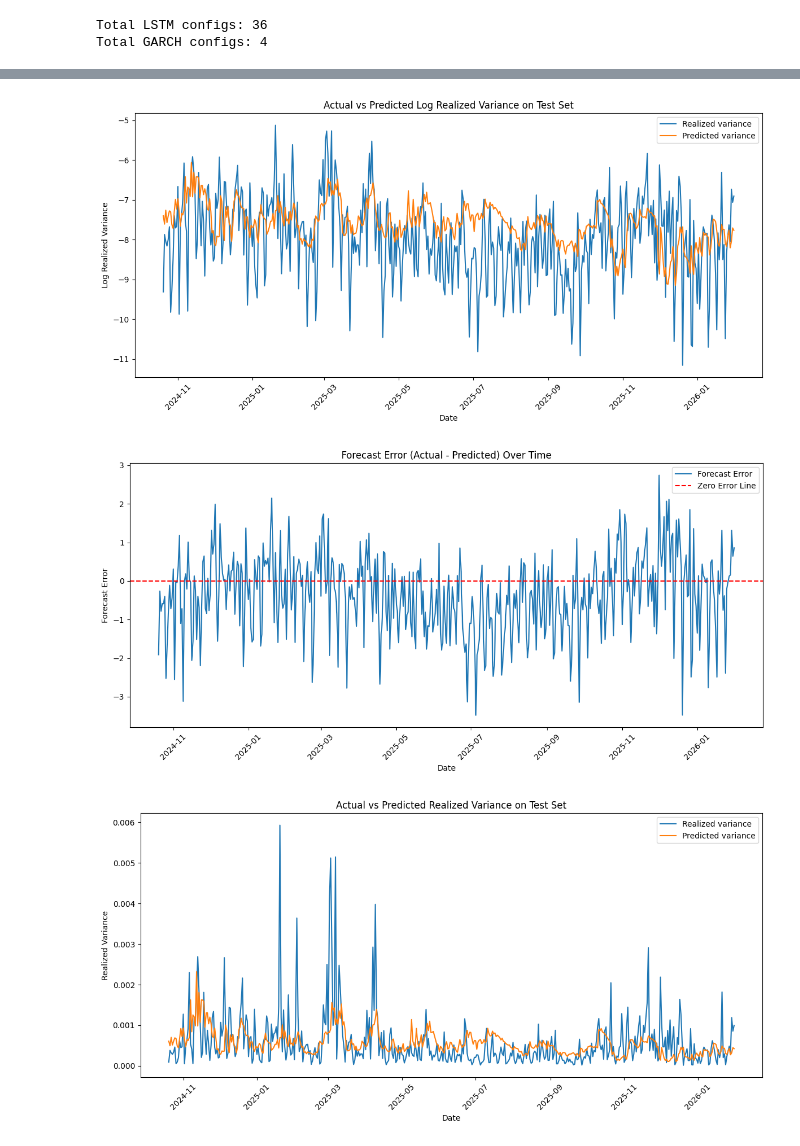
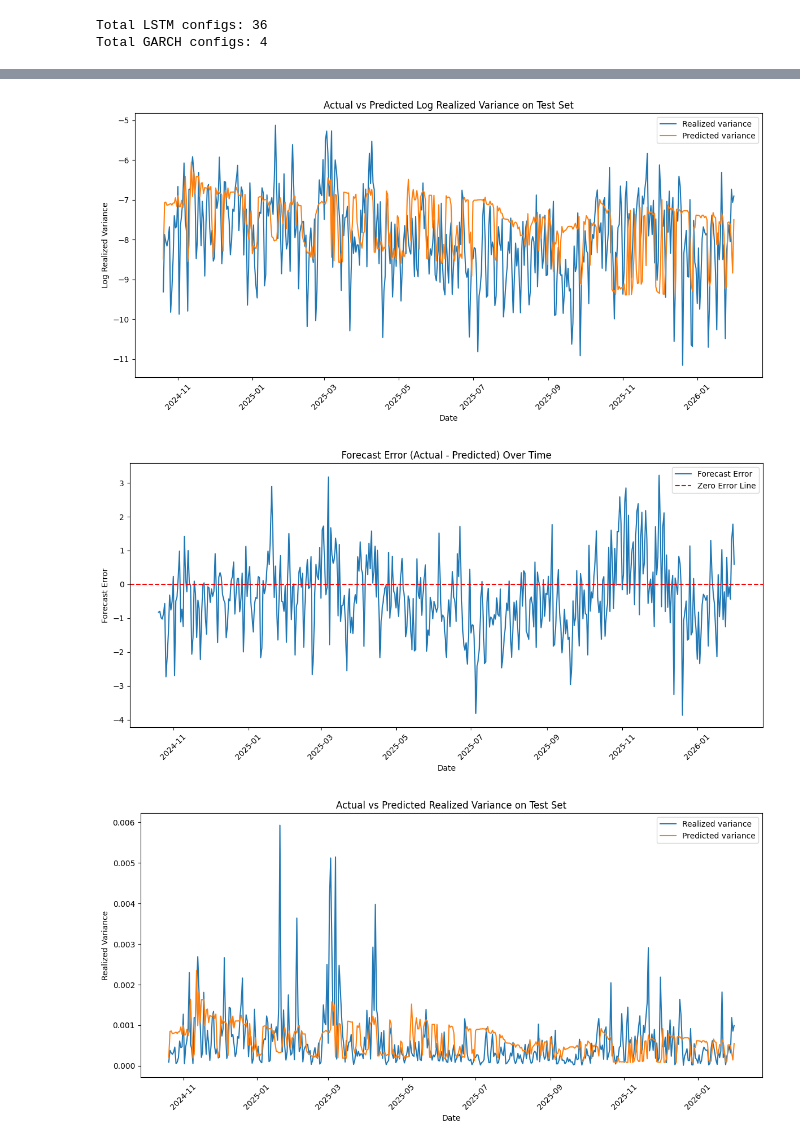
Before and after one commit to Therulow/DSE4211-GRP13, a Jupyter notebook: lstm-regimeaware/lstm_regime4.ipynb, the cells around one changed output, grey strips where cells are left out. Cells and saved outputs as stored; diff of their text form; code cells hidden in the pictures.

```diff
--- a/lstm-regimeaware/lstm_regime4.ipynb
+++ b/lstm-regimeaware/lstm_regime4.ipynb
@@ -1135,45 +1165,45 @@ import matplotlib.pyplot as plt
 test_garch['date'] = pd.to_datetime(test_garch['date'])
 plt.figure(figsize=(12,6))
 plt.plot(test_garch["date"], test_garch["actual_var"], label="Realized variance")
-plt.plot(test_garch["date"], test_garch["var_soft"], label="Predicted variance")
+plt.plot(test_garch["date"], np.log(test_garch["var_soft"]), label="Predicted variance")
 plt.title("Actual vs Predicted Log Realized Variance on Test Set")
 plt.xlabel("Date")
 plt.ylabel("Log Realized Variance")
 plt.legend()
 plt.xticks(rotation=45)
 plt.tight_layout()
 plt.show()
 
 # plot errors over time
 test_garch['date'] = pd.to_datetime(test_garch['date'])
-test_garch['error'] = test_garch["actual_var"] - test_garch["var_soft"]
+test_garch['error'] = test_garch["actual_var"] - np.log(test_garch["var_soft"])
 plt.figure(figsize=(12,6))
 plt.plot(test_garch["date"], test_garch["error"], label="Forecast Error")
 plt.axhline(0, color='red', linestyle='--', label="Zero Error Line")
 plt.title("Forecast Error (Actual - Predicted) Over Time")
 plt.xlabel("Date")
 plt.ylabel("Forecast Error")
 plt.legend()
 plt.xticks(rotation=45)
 plt.tight_layout()
 plt.show()
 
 # plot actual vs predicted variance on test set
 test_garch['date'] = pd.to_datetime(test_garch['date'])
 plt.figure(figsize=(12,6))
 plt.plot(test_garch["date"], np.exp(test_garch["actual_var"]), label="Realized variance")
-plt.plot(test_garch["date"], np.exp(test_garch["var_soft"]), label="Predicted variance")
+plt.plot(test_garch["date"], test_garch["var_soft"], label="Predicted variance")
 plt.title("Actual vs Predicted Realized Variance on Test Set")
 plt.xlabel("Date")
 plt.ylabel("Realized Variance")
 plt.legend()
 plt.xticks(rotation=45)
 plt.tight_layout()
 plt.show()
 # %% [output]
-[figure, old version]
+[figure, new version]
-[figure, old version]
+[figure, new version]
-[figure, old version]
+[figure, new version]
 # %%
 # export result to csv
 #test_garch.to_csv("results/lstm_garch4_test_results.csv", index=False)
```
Also changed, not shown: parts of 9 cells of this notebook, 3 other files.
